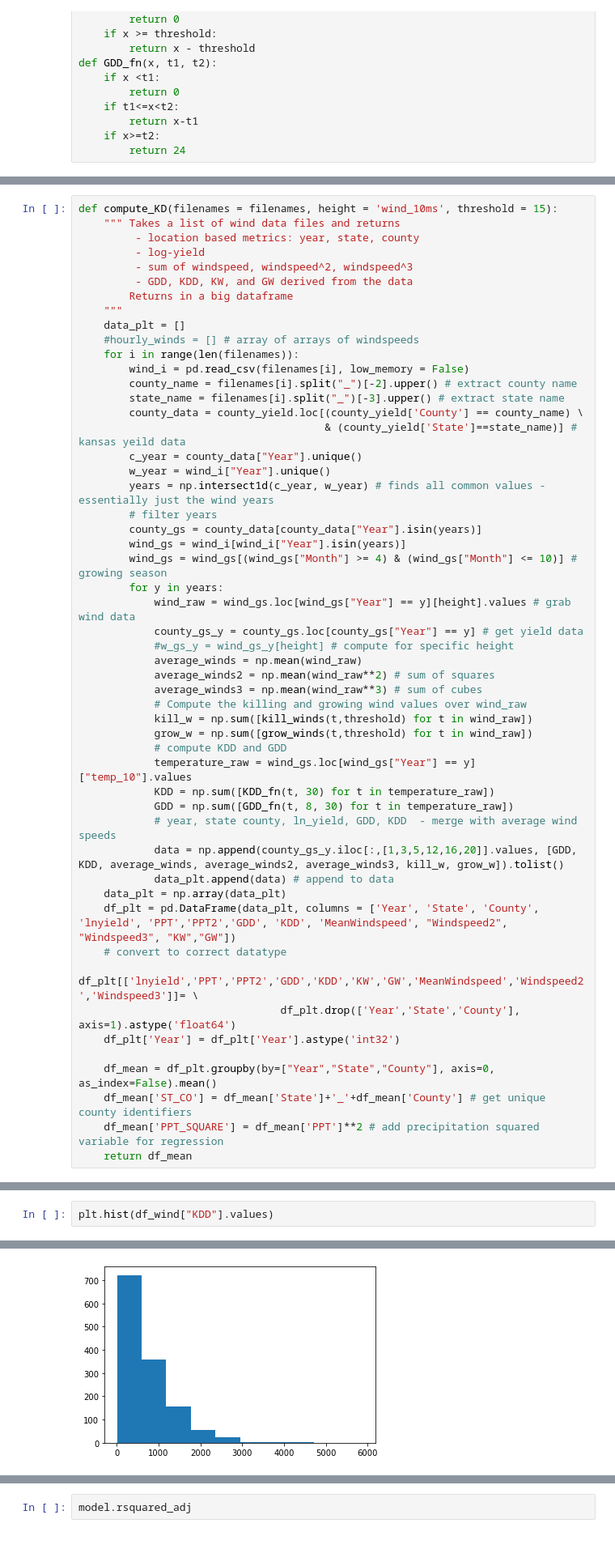
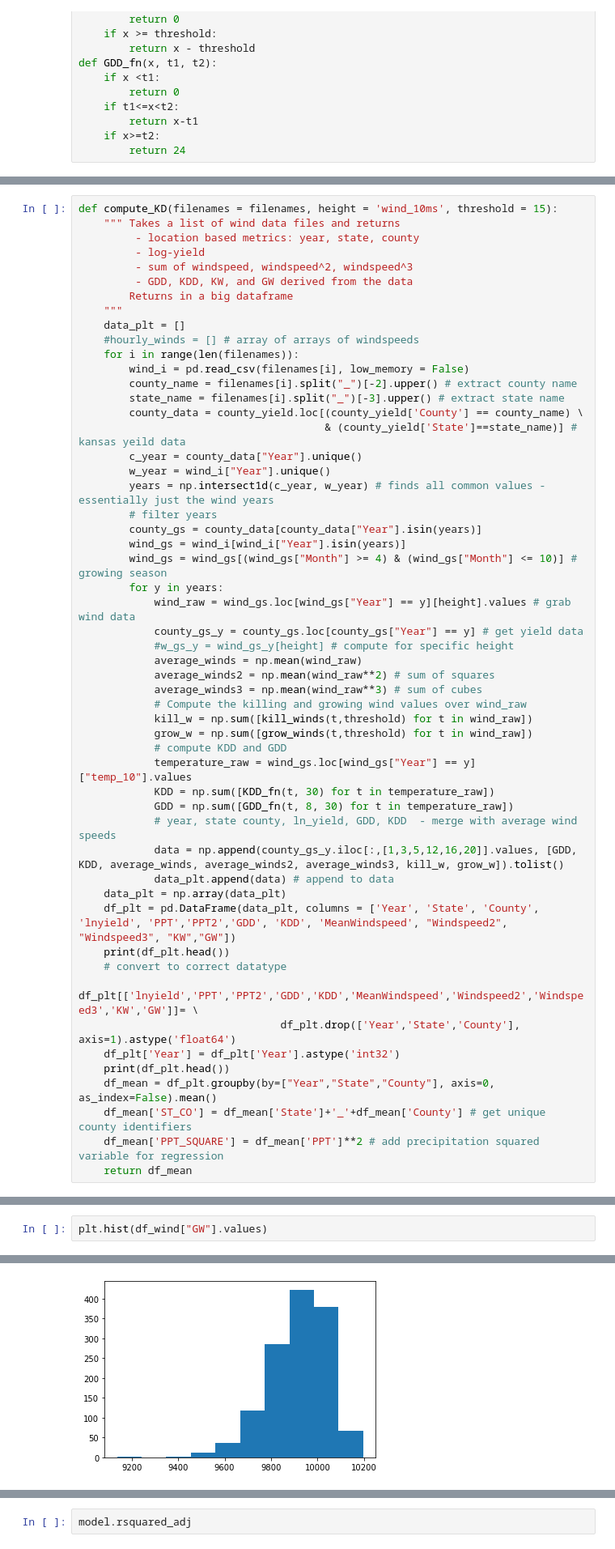
Before and after one commit to Julians42/The_Derecho_Project, a Jupyter notebook: notebooks/Compute KDD GDD.ipynb, the cells around one changed output, grey strips where cells are left out. Shown: that part at 81% size. Cells and saved outputs as stored; diff of their text form.

```diff
--- a/notebooks/Compute KDD GDD.ipynb
+++ b/notebooks/Compute KDD GDD.ipynb
@@ -345,11 +358,12 @@ def compute_KD(filenames = filenames, height = 'wind_10ms', threshold = 15):
             data_plt.append(data) # append to data
     data_plt = np.array(data_plt)
     df_plt = pd.DataFrame(data_plt, columns = ['Year', 'State', 'County', 'lnyield', 'PPT','PPT2','GDD', 'KDD', 'MeanWindspeed', "Windspeed2", "Windspeed3", "KW","GW"])
+    print(df_plt.head())
     # convert to correct datatype
-    df_plt[['lnyield','PPT','PPT2','GDD','KDD','KW','GW','MeanWindspeed','Windspeed2','Windspeed3']]= \
+    df_plt[['lnyield','PPT','PPT2','GDD','KDD','MeanWindspeed','Windspeed2','Windspeed3','KW','GW']]= \
                                 df_plt.drop(['Year','State','County'], axis=1).astype('float64')
     df_plt['Year'] = df_plt['Year'].astype('int32')
-
+    print(df_plt.head())
     df_mean = df_plt.groupby(by=["Year","State","County"], axis=0, as_index=False).mean()
     df_mean['ST_CO'] = df_mean['State']+'_'+df_mean['County'] # get unique county identifiers
     df_mean['PPT_SQUARE'] = df_mean['PPT']**2 # add precipitation squared variable for regression
@@ -367,3 +398,3 @@ df_wind.head()
 # %%
-plt.hist(df_wind["KDD"].values)
+plt.hist(df_wind["GW"].values)
 # %% [output]
@@ -374,5 +404,5 @@ plt.hist(df_wind["KDD"].values)
  <BarContainer object of 10 artists>)
-[figure, old version]
+[figure, new version]
 # %%
 
 #df_wind2 = df_wind.loc[df_wind['State'] != "KANSAS"]
```
Also changed, not shown: parts of 5 cells of this notebook, 5 other files.
